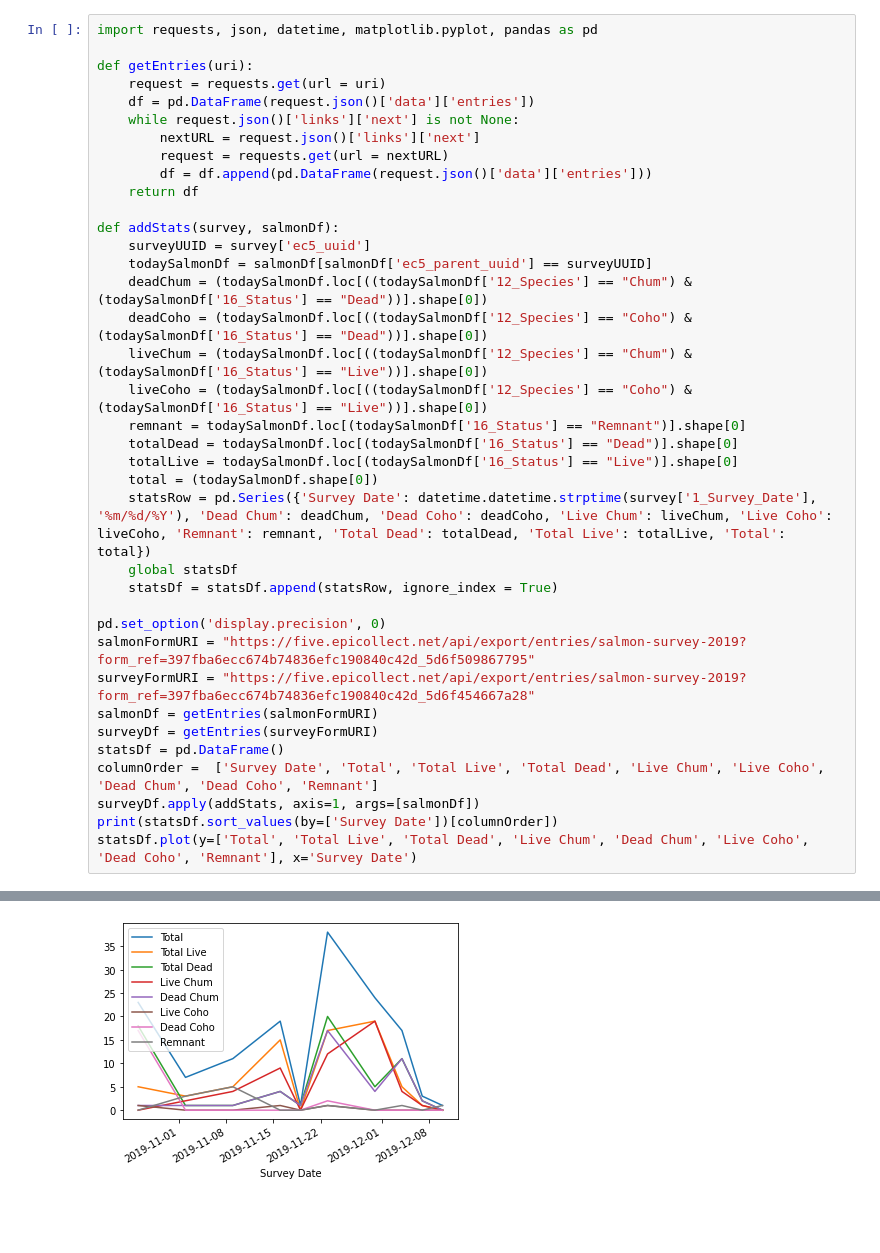
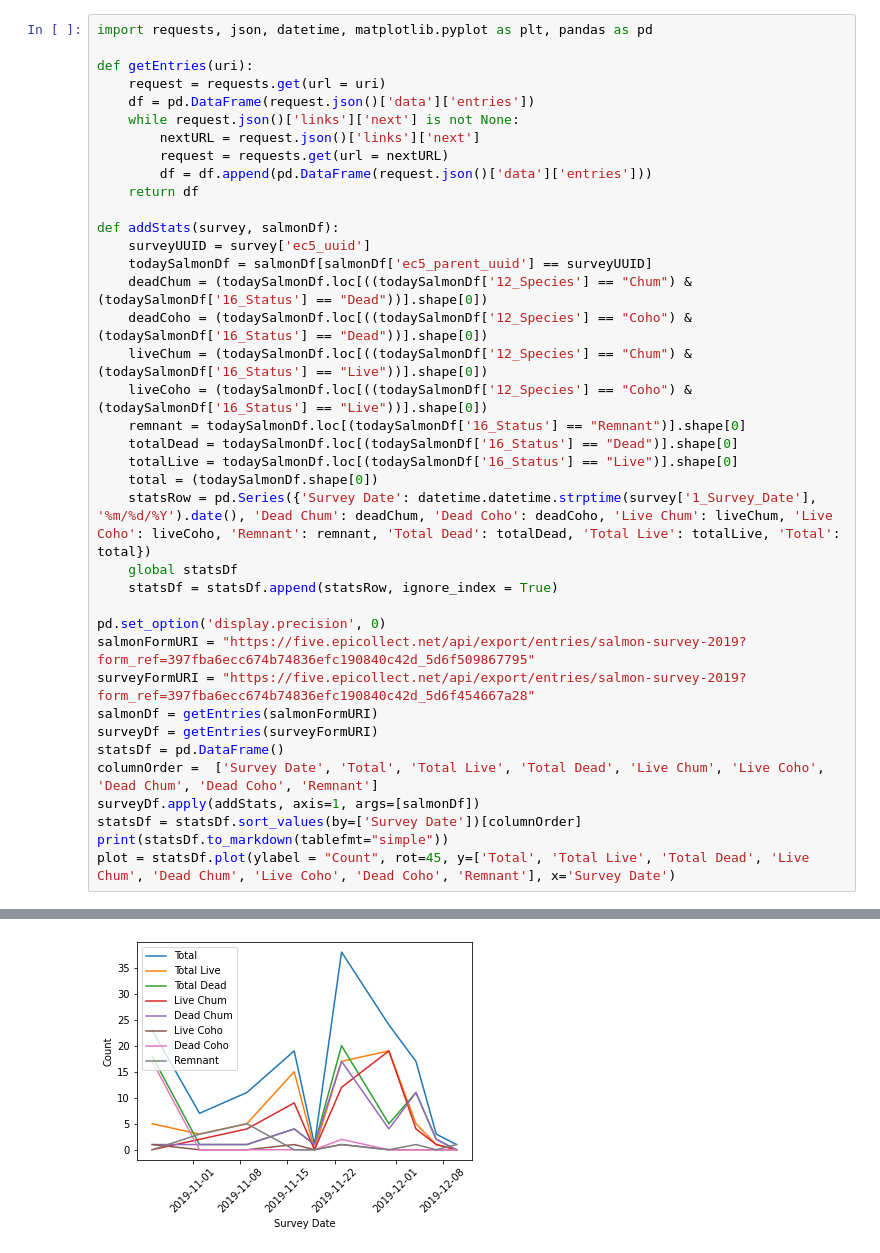
Before and after one commit to slfisco/salmonNotebook, a Jupyter notebook: salmonNotebook.ipynb, the cells around one changed output, grey strips where cells are left out. Saved outputs shown, nothing was run; the diff lists cells and outputs as text; blank space fills up the shorter version.

```diff
--- a/salmonNotebook.ipynb
+++ b/salmonNotebook.ipynb
@@ -1,5 +1,5 @@
 # %%
-import requests, json, datetime, matplotlib.pyplot, pandas as pd
+import requests, json, datetime, matplotlib.pyplot as plt, pandas as pd
 
 def getEntries(uri):
     request = requests.get(url = uri)
@@ -21,7 +21,7 @@ def addStats(survey, salmonDf):
     totalDead = todaySalmonDf.loc[(todaySalmonDf['16_Status'] == "Dead")].shape[0]
     totalLive = todaySalmonDf.loc[(todaySalmonDf['16_Status'] == "Live")].shape[0]
     total = (todaySalmonDf.shape[0])
-    statsRow = pd.Series({'Survey Date': datetime.datetime.strptime(survey['1_Survey_Date'], '%m/%d/%Y'), 'Dead Chum': deadChum, 'Dead Coho': deadCoho, 'Live Chum': liveChum, 'Live Coho': liveCoho, 'Remnant': remnant, 'Total Dead': totalDead, 'Total Live': totalLive, 'Total': total})
+    statsRow = pd.Series({'Survey Date': datetime.datetime.strptime(survey['1_Survey_Date'], '%m/%d/%Y').date(), 'Dead Chum': deadChum, 'Dead Coho': deadCoho, 'Live Chum': liveChum, 'Live Coho': liveCoho, 'Remnant': remnant, 'Total Dead': totalDead, 'Total Live': totalLive, 'Total': total})
     global statsDf
     statsDf = statsDf.append(statsRow, ignore_index = True)
 
@@ -33,6 +33,7 @@ surveyDf = getEntries(surveyFormURI)
 statsDf = pd.DataFrame()
 columnOrder =  ['Survey Date', 'Total', 'Total Live', 'Total Dead', 'Live Chum', 'Live Coho', 'Dead Chum', 'Dead Coho', 'Remnant']
 surveyDf.apply(addStats, axis=1, args=[salmonDf])
-print(statsDf.sort_values(by=['Survey Date'])[columnOrder])
-statsDf.plot(y=['Total', 'Total Live', 'Total Dead', 'Live Chum', 'Dead Chum', 'Live Coho', 'Dead Coho', 'Remnant'], x='Survey Date')
+statsDf = statsDf.sort_values(by=['Survey Date'])[columnOrder]
+print(statsDf.to_markdown(tablefmt="simple"))
+plot = statsDf.plot(ylabel = "Count", rot=45, y=['Total', 'Total Live', 'Total Dead', 'Live Chum', 'Dead Chum', 'Live Coho', 'Dead Coho', 'Remnant'], x='Survey Date')
 # %% [output]
@@ -57 +52 @@ statsDf.plot(y=['Total', 'Total Live', 'Total Dead', 'Live Chum', 'Dead Chum', '
-[figure, old version]
+[figure, new version]
```
Also changed, not shown: parts of 1 cell of this notebook.
